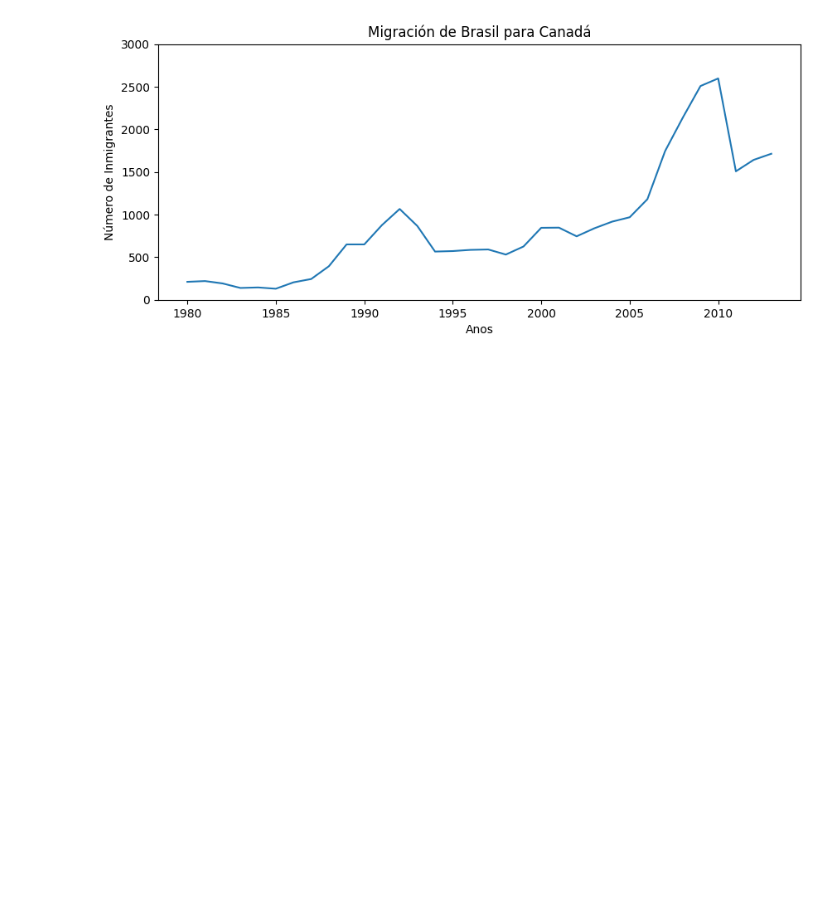
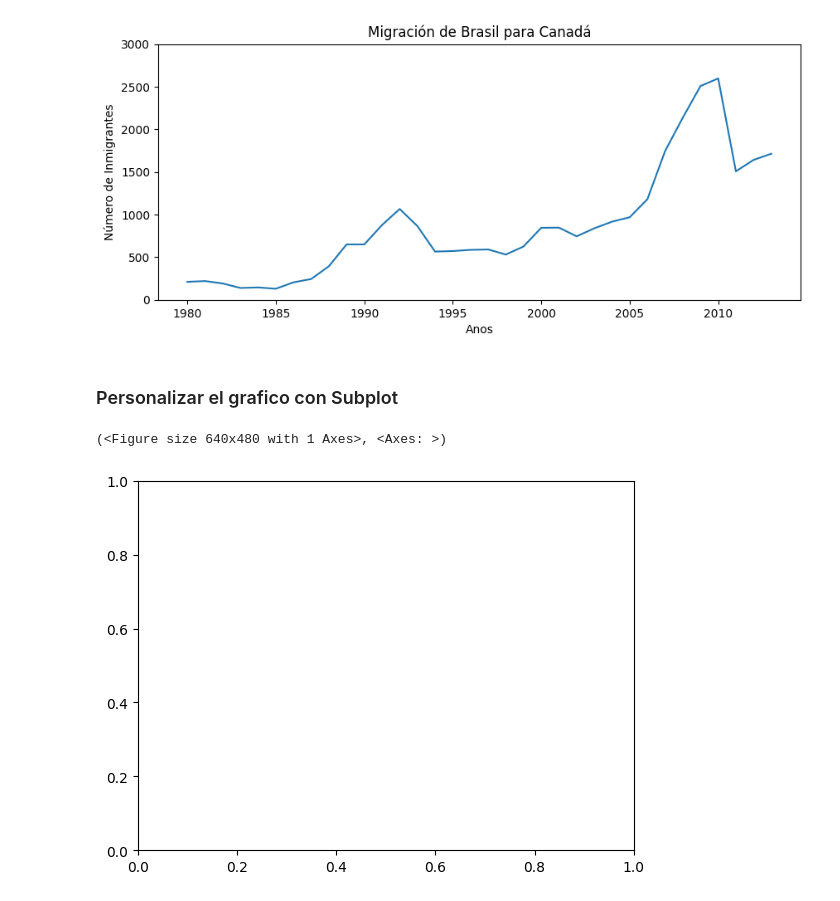
Before and after one commit to ygor-github/data_visualization, a Jupyter notebook: Aula.ipynb, the cells around one changed output. Cells and saved outputs as stored; diff of their text form; code cells hidden in the pictures; blank space fills up the shorter version.

Commit message:
Creando graficos usando subplots

```diff
--- a/Aula.ipynb
+++ b/Aula.ipynb
@@ -168,3 +168,12 @@ plt.show() ### Este codigo permite mostrar la visualización del grafico sin mos
 # La función show debe ser colocada siempre al final, si esta se coloca antes no mostrará el resto del grafico
 # %% [output]
 [figure]
+# %% [markdown]
+### Personalizar el grafico con Subplot
+# %%
+# Para personalizar mas el grafico usamos la funcion subplot de plt
+plt.subplots()
+# Esto creará una figura en blanco
+# %% [output]
+(<Figure size 640x480 with 1 Axes>, <Axes: >)
+[figure, added]
```
Also changed, not shown: parts of 5 cells of this notebook.
